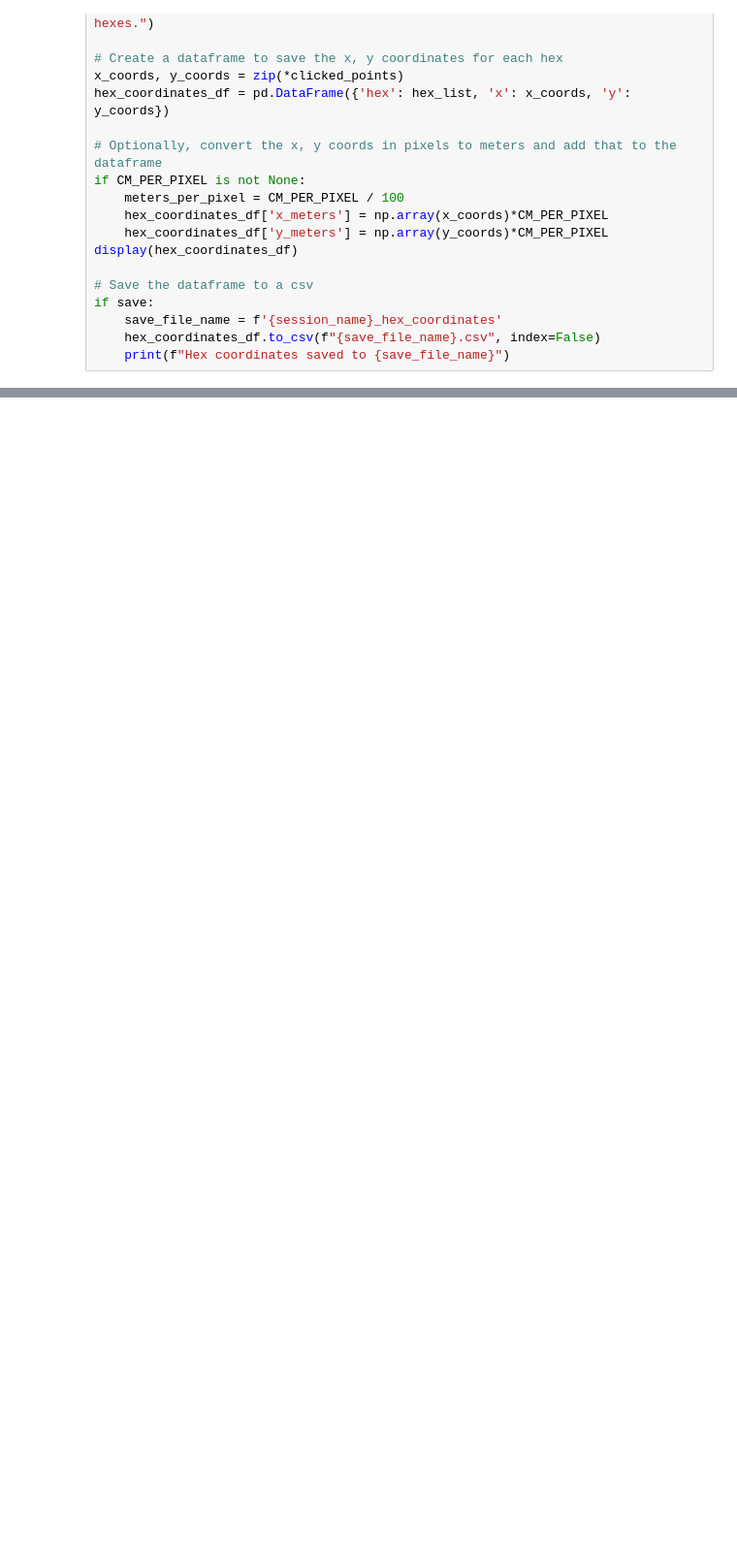
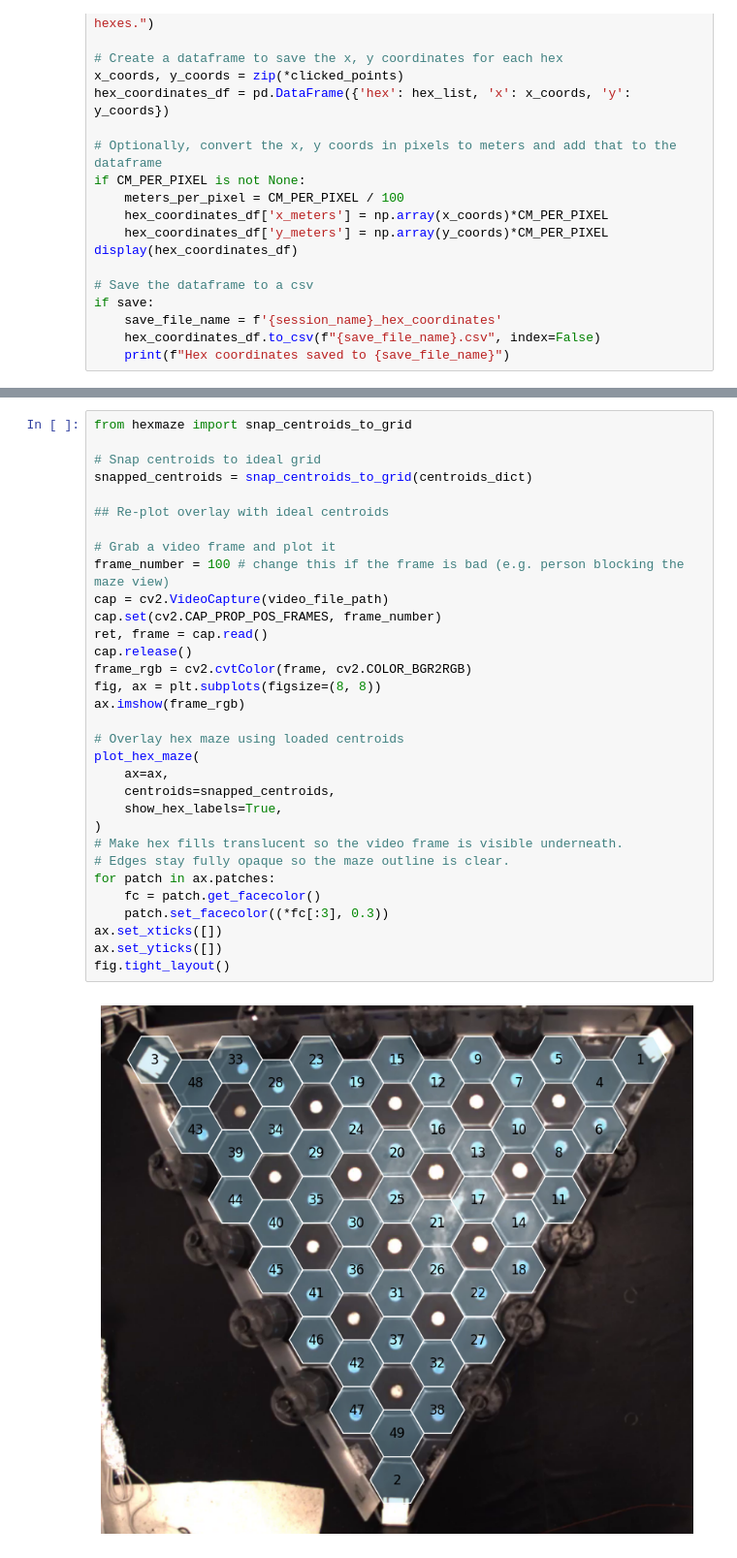
Before and after one commit to calderast/jdb_to_nwb, a Jupyter notebook: resources/Get_Hex_Centroids.ipynb, the cells around one changed output, grey strips where cells are left out. Shown at 97% size. Saved outputs shown, nothing was run; the diff lists cells and outputs as text; blank space fills up the shorter version.

```diff
--- a/resources/Get_Hex_Centroids.ipynb
+++ b/resources/Get_Hex_Centroids.ipynb
@@ -170,0 +242,34 @@ if save:
+# %%
+from hexmaze import snap_centroids_to_grid
+
+# Snap centroids to ideal grid
+snapped_centroids = snap_centroids_to_grid(centroids_dict)
+
+## Re-plot overlay with ideal centroids
+
+# Grab a video frame and plot it
+frame_number = 100 # change this if the frame is bad (e.g. person blocking the maze view)
+cap = cv2.VideoCapture(video_file_path)
+cap.set(cv2.CAP_PROP_POS_FRAMES, frame_number)
+ret, frame = cap.read()
+cap.release()
+frame_rgb = cv2.cvtColor(frame, cv2.COLOR_BGR2RGB)
+fig, ax = plt.subplots(figsize=(8, 8))
+ax.imshow(frame_rgb)
+
+# Overlay hex maze using loaded centroids
+plot_hex_maze(
+    ax=ax,
+    centroids=snapped_centroids,
+    show_hex_labels=True,
+)
+# Make hex fills translucent so the video frame is visible underneath.
+# Edges stay fully opaque so the maze outline is clear.
+for patch in ax.patches:
+    fc = patch.get_facecolor()
+    patch.set_facecolor((*fc[:3], 0.3))
+ax.set_xticks([])
+ax.set_yticks([])
+fig.tight_layout()
+# %% [output]
+[figure, added]
```
Also changed, not shown: parts of 10 cells of this notebook, 3 other files.
